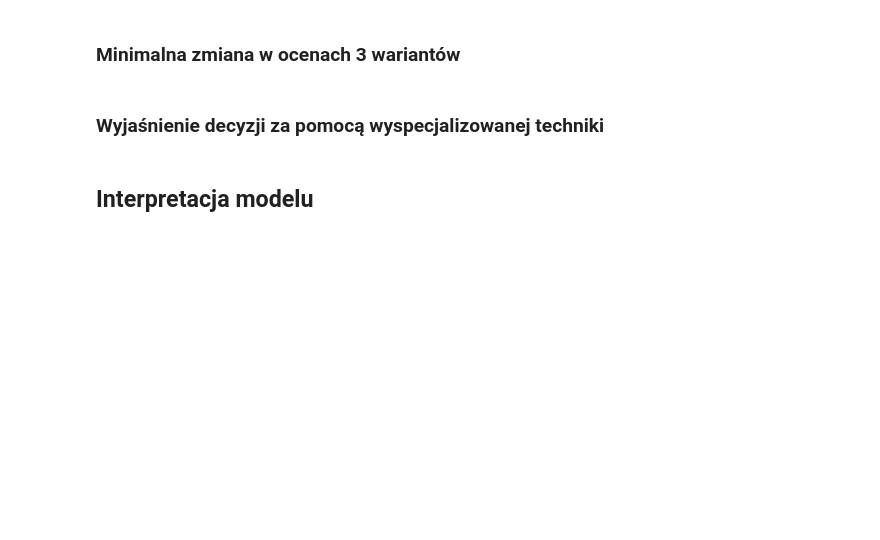
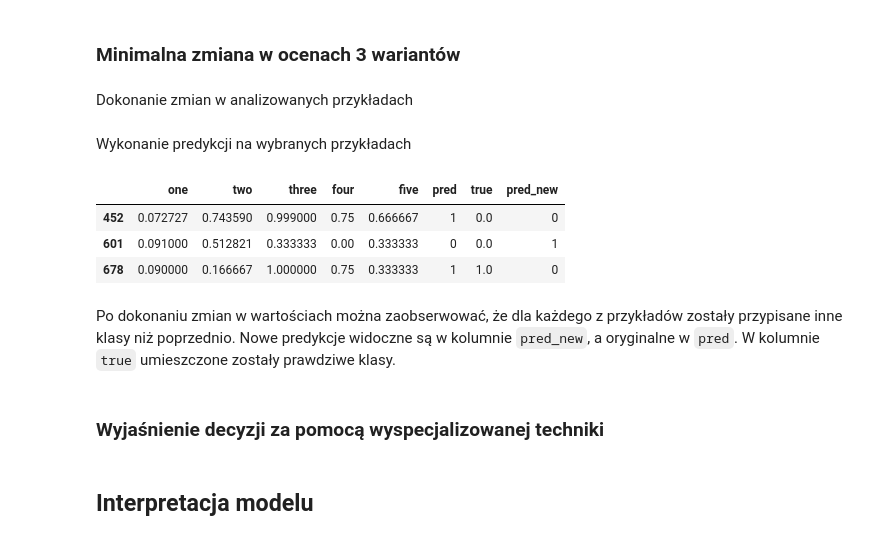
Before and after one commit to anras5/iswd, a Jupyter notebook: src/PREFERENCE-LEARNING/preference_learning.ipynb, the cells around one changed output. Drawn from its saved outputs; the diff is of its cells as text; code cells hidden in the pictures; blank space fills up the shorter version.

```diff
--- a/src/PREFERENCE-LEARNING/preference_learning.ipynb
+++ b/src/PREFERENCE-LEARNING/preference_learning.ipynb
@@ -78,0 +90,3 @@ plot_tree(model, ax=ax, num_trees=0, fontsize=20);
+# %%
+df_sample = df.sample(3, random_state=21)
+X_sample, y_sample = df_sample.drop(columns=['class']), df_sample['class']
@@ -78,0 +95,5 @@ plot_tree(model, ax=ax, num_trees=0, fontsize=20);
+# %%
+y_pred = model.predict(X_sample)
+X_sample['pred'] = y_pred
+X_sample['true'] = y_sample
+X_sample
@@ -79,5 +114,26 @@ plot_tree(model, ax=ax, num_trees=0, fontsize=20);
 # %% [markdown]
 ### Minimalna zmiana w ocenach 3 wariantów
+# %% [markdown]
+Dokonanie zmian w analizowanych przykładach
+# %%
+X_change = X_sample.copy()
+X_change.loc[452, "three"] = 0.999
+X_change.loc[601, "one"] = 0.091
+X_change.loc[678, "one"] = 0.09
+# %% [markdown]
+Wykonanie predykcji na wybranych przykładach
+# %%
+y_pred = model.predict(X_change[['one', 'two', 'three', 'four', 'five']])
+X_change['pred_new'] = y_pred
+X_change['true'] = y_sample
+X_change
+# %% [output]
+|  | one | two | three | four | five | pred | true | pred_new |
+| 452 | 0.072727 | 0.743590 | 0.999000 | 0.75 | 0.666667 | 1 | 0.0 | 0 |
+| 601 | 0.091000 | 0.512821 | 0.333333 | 0.00 | 0.333333 | 0 | 0.0 | 1 |
+| 678 | 0.090000 | 0.166667 | 1.000000 | 0.75 | 0.333333 | 1 | 1.0 | 0 |
+# %% [markdown]
+Po dokonaniu zmian w wartościach można zaobserwować, że dla każdego z przykładów zostały przypisane inne klasy niż poprzednio. Nowe predykcje widoczne są w kolumnie `pred_new`, a oryginalne w `pred`. W kolumnie `true` umieszczone zostały prawdziwe klasy.
 # %% [markdown]
 ### Wyjaśnienie decyzji za pomocą wyspecjalizowanej techniki
 # %% [markdown]
```
Also changed, not shown: parts of 6 cells of this notebook.
